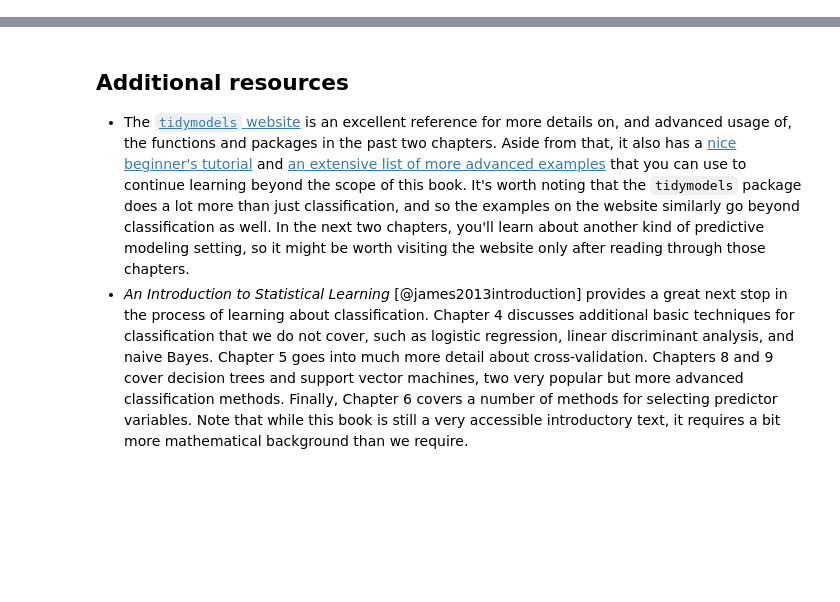
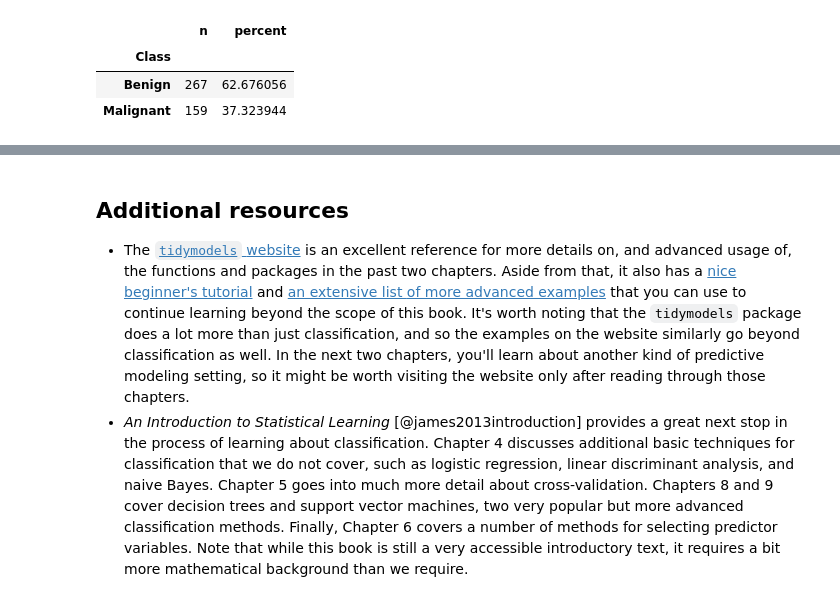
Before and after one commit to UBC-DSCI/introduction-to-datascience-python, a Jupyter notebook: source/classification2.ipynb, the cells around one changed output, grey strips where cells are left out. Drawn from its saved outputs; the diff is of its cells as text; code cells hidden in the pictures; blank space fills up the shorter version.

```diff
--- a/source/classification2.ipynb
+++ b/source/classification2.ipynb
@@ -91,0 +676,7 @@ $$\mathrm{prediction \; accuracy} = \frac{\mathrm{number \; of  \; correct  \; p
+# %%
+cancer_proportions
+# %% [output]
+|  | n | percent |
+| Class |  |  |
+| Benign | 267 | 62.676056 |
+| Malignant | 159 | 37.323944 |
```
Also changed, not shown: parts of 67 cells of this notebook, 4 other files.
